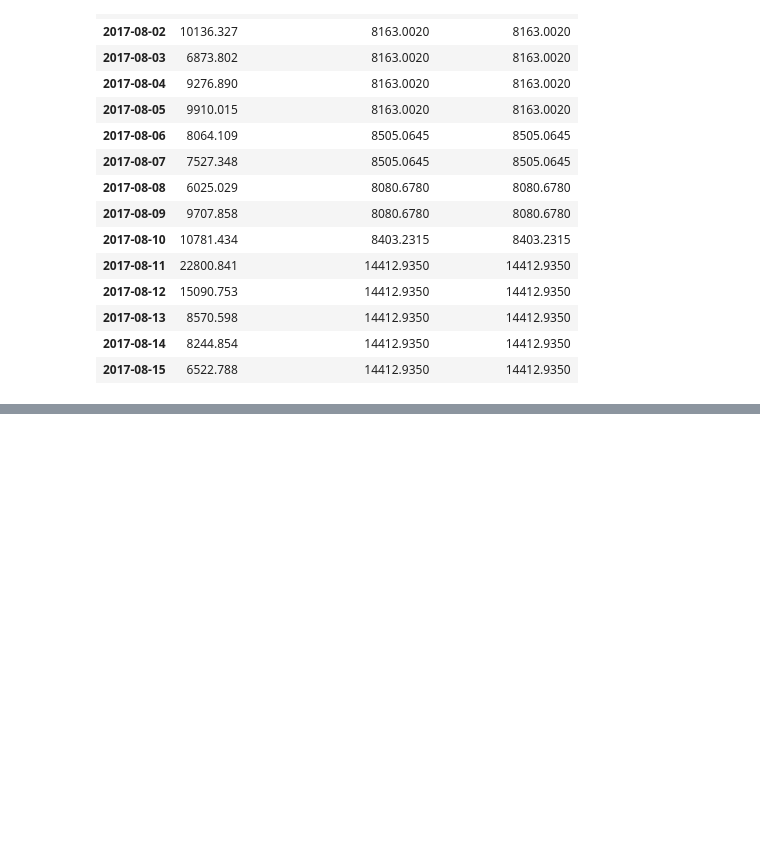
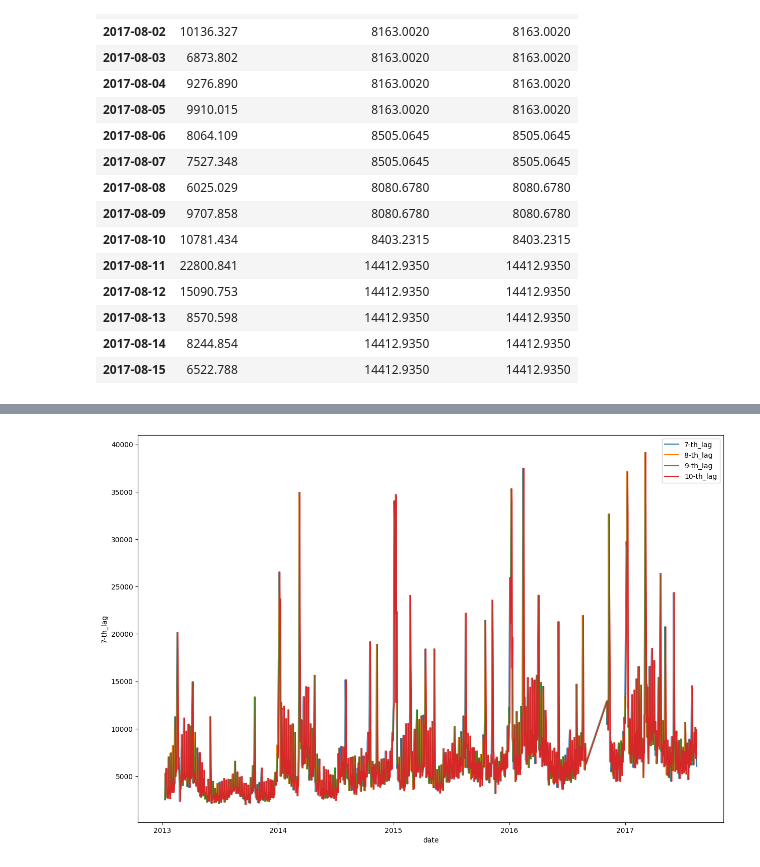
Before and after one commit to hotdonkey/data_science, a Jupyter notebook: Python/PDA-2/time_series_task.ipynb, the cells around one changed output, grey strips where cells are left out. Cells and saved outputs as stored; diff of their text form; code cells hidden in the pictures; blank space fills up the shorter version.

```diff
--- a/Python/PDA-2/time_series_task.ipynb
+++ b/Python/PDA-2/time_series_task.ipynb
@@ -59 +63,5 @@ dtype: int64
 df_25.to_csv("./data/df_25.csv")
+# %%
+# Откроем сохраненный датасет
+df_25 = pd.read_csv("./data/df_25.csv", parse_dates=["date"], index_col=["date"])
+df_25.head()
@@ -299,0 +338,21 @@ data = df_25.copy()
+# %%
+# Получите лаговые факторы с 7-го по 10-й предыдущих дня (лаг7, лаг8, лаг9, лаг10) и отобразите на графике.
+
+# Реинициализируем датафрейм
+data = df_25.copy()
+
+data["7-th_lag"] = data["sales"].shift(periods=7)
+data["8-th_lag"] = data["sales"].shift(periods=8)
+data["9-th_lag"] = data["sales"].shift(periods=9)
+data["10-th_lag"] = data["sales"].shift(periods=10)
+
+fig, axes = plt.subplots(1, 1, figsize=(15, 10))
+sns.lineplot(data["7-th_lag"], ax=axes, label = "7-th_lag")
+sns.lineplot(data["8-th_lag"], ax=axes, label = "8-th_lag")
+sns.lineplot(data["9-th_lag"], ax=axes, label = "9-th_lag")
+sns.lineplot(data["10-th_lag"], ax=axes, label = "10-th_lag")
+
+axes.legend()
+plt.show()
+# %% [output]
+[figure, added]
```
Also changed, not shown: parts of 11 cells of this notebook, 3 other files.
